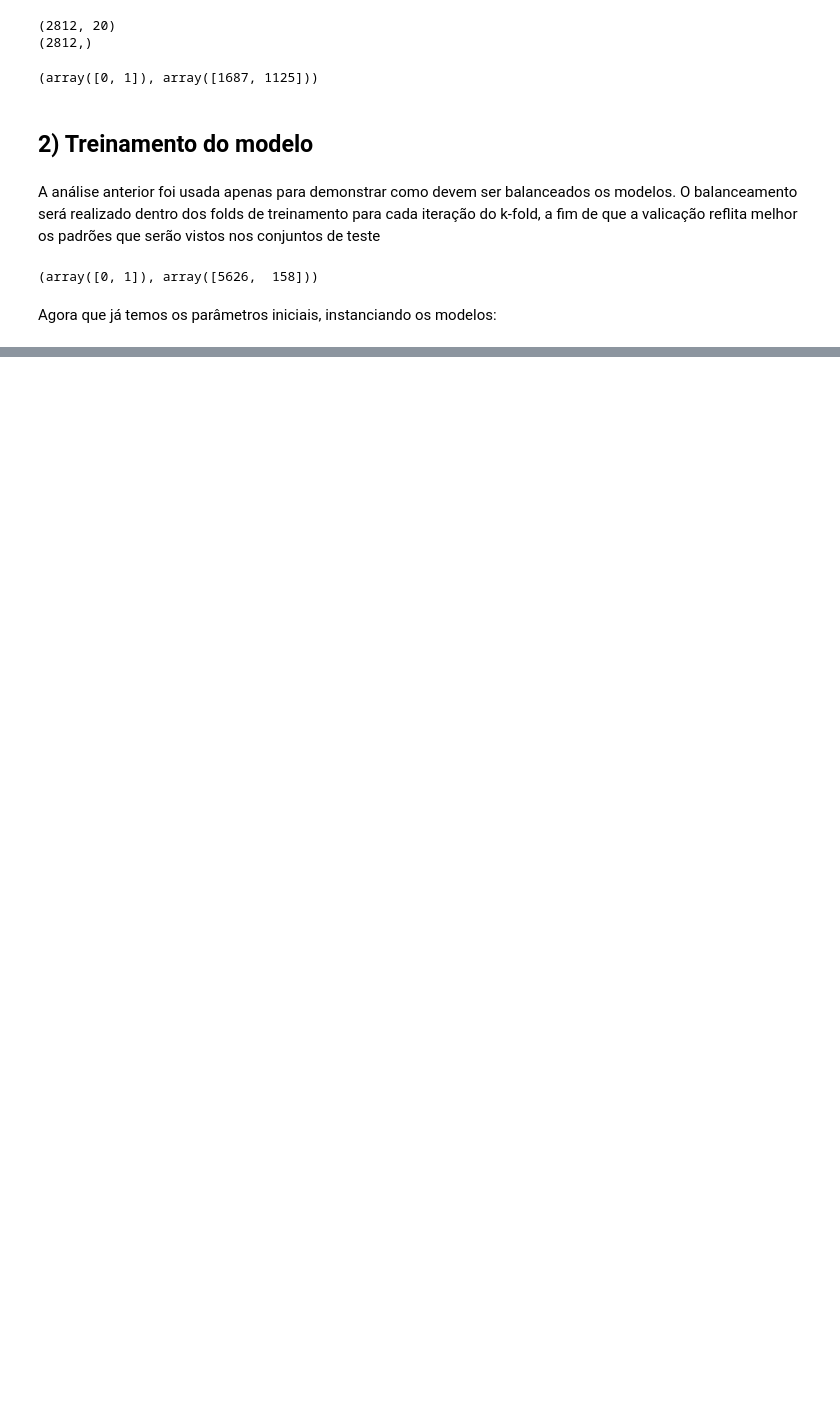
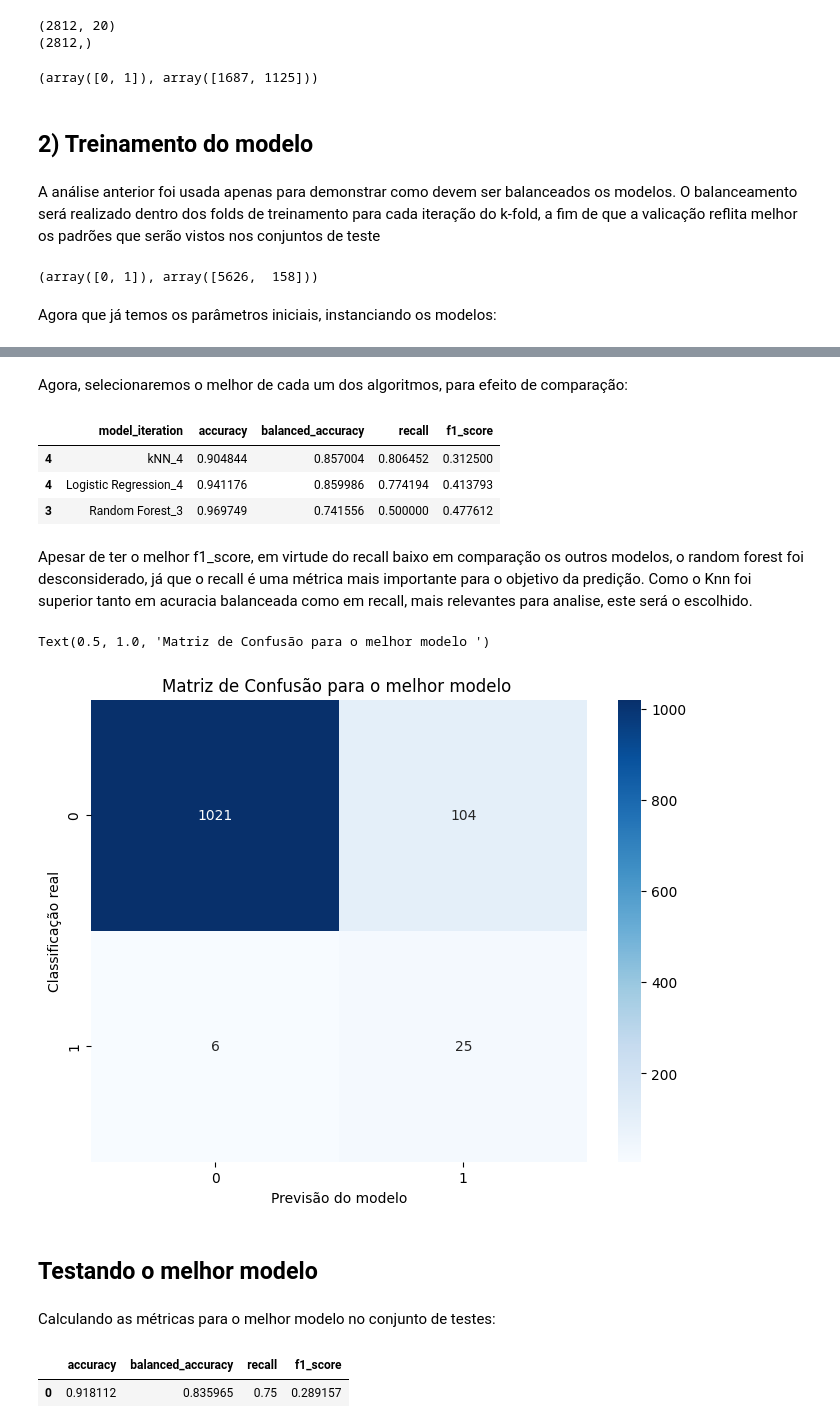
Before and after one commit to lipecorradini/mc853, a Jupyter notebook: training.ipynb, the cells around one changed output, grey strips where cells are left out. Saved outputs shown, nothing was run; the diff lists cells and outputs as text; code cells hidden in the pictures; blank space fills up the shorter version.

Commit message:
treinamento dos modelos finalizado

```diff
--- a/training.ipynb
+++ b/training.ipynb
@@ -103,13 +106,20 @@ rf = RandomForestClassifier(random_state=42)
 models = [('kNN', knn), ('Logistic Regression', lr), ('Random Forest', rf)]
 # %%
 from sklearn.base import clone
+from sklearn.metrics import accuracy_score, balanced_accuracy_score, recall_score, f1_score
+
+
 cv = StratifiedKFold(n_splits=5, shuffle=True, random_state=42)
+
+save_best_models = {'kNN':[], 'Logistic Regression':[], 'Random Forest':[]}
+predictions_per_model = {'kNN':[], 'Logistic Regression':[], 'Random Forest':[]}
 
 all_reports = {}
 for name, base_model in models:
 
     print(f"MODELO: {name}")
     all_reports[name] = []
+    predictions_per_model[name] = []
 
     for fold, (train_idx, val_idx) in enumerate(cv.split(X_train, y_train)):
         print(f'Fold {fold+1}')
@@ -135,9 +145,9 @@ for name, base_model in models:
             model,
             param_grid=param_grids[name],
             scoring={'recall': 'recall', 'precision': 'precision'},
-            refit='recall',  # Use 'recall' to refit the model
+            refit='recall',  # Mais importante para prever o nosso modelo
             cv=5,
-            n_jobs=-1)
+            n_jobs=1)
 
         # Ajustando o modelo com os dados balanceados
         grid.fit(X_train_fold, y_train_fold)
@@ -148,10 +158,18 @@ for name, base_model in models:
         # Avaliando o modelo
         y_pred = best_model.predict(X_val)
 
-        # Gerando o classification report
-        report = classification_report(y_val, y_pred, output_dict=True)
-        all_reports[name].append(report)
-        print("Added report! ", len(all_reports[name]))
+        # Calculando as métricas
+        accuracy = accuracy_score(y_val, y_pred)
+        balanced_acc = balanced_accuracy_score(y_val, y_pred)
+        recall = recall_score(y_val, y_pred, zero_division=0)
+        f1 = f1_score(y_val, y_pred, zero_division=0)
+
+        # Salvando como lista [acc, balanced_acc, recall, f1]
+        metrics = {'model_iteration': f'{name}_{fold}','accuracy': accuracy, 'balanced_accuracy': balanced_acc, 'recall': recall, 'f1_score': f1}
+        all_reports[name].append(metrics)
+
+        save_best_models[name].append(best_model)
+        predictions_per_model[name].append({'predicted': y_pred, 'actual': y_val})
 # %% [output]
 MODELO: kNN
 Fold 1
@@ -200,0 +249,36 @@ Random Forest: {'precision': 0.3114754098360656, 'recall': 0.59375, 'f1-score':
+# %% [markdown]
+Agora, selecionaremos o melhor de cada um dos algoritmos, para efeito de comparação:
+# %%
+best_metrics = metrics.loc[
+    (metrics['model_iteration'] == 'kNN_4') |
+    (metrics['model_iteration'] == 'Logistic Regression_4') |
+    (metrics['model_iteration'] == 'Random Forest_3')
+]
+# %% [output]
+|  | model_iteration | accuracy | balanced_accuracy | recall | f1_score |
+| 4 | kNN_4 | 0.904844 | 0.857004 | 0.806452 | 0.312500 |
+| 4 | Logistic Regression_4 | 0.941176 | 0.859986 | 0.774194 | 0.413793 |
+| 3 | Random Forest_3 | 0.969749 | 0.741556 | 0.500000 | 0.477612 |
+# %% [markdown]
+Apesar de ter o melhor f1_score, em virtude do recall baixo em comparação os outros modelos, o random forest foi desconsiderado, já que o recall é uma métrica mais importante para o objetivo da predição.
+Como o Knn foi superior tanto em acuracia balanceada como em recall, mais relevantes para analise, este será o escolhido.
+# %%
+# Mostrando a matriz de confusão para o melhor modelo
+import matplotlib.pyplot as plt
+import seaborn as sns
+from sklearn.metrics import confusion_matrix
+
+y_true = predictions_per_model['kNN'][4]['actual']
+y_pred = predictions_per_model['kNN'][4]['predicted']
+
+cm = confusion_matrix(y_true, y_pred)
+plt.figure(figsize=(8, 6))
+sns.heatmap(cm, annot=True, fmt='d', cmap='Blues', xticklabels=['0', '1'], yticklabels=['0', '1'])
+plt.xlabel('Previsão do modelo')
+plt.ylabel('Classificação real')
+plt.title('Matriz de Confusão para o melhor modelo ')
+# %% [output]
+Text(0.5, 1.0, 'Matriz de Confusão para o melhor modelo ')
+[figure, added]
+# %% [markdown]
+## Testando o melhor modelo
@@ -200,0 +288,12 @@ Random Forest: {'precision': 0.3114754098360656, 'recall': 0.59375, 'f1-score':
+# %% [markdown]
+Calculando as métricas para o melhor modelo no conjunto de testes:
+# %%
+results = pd.DataFrame({'accuracy': [accuracy_score(y_test, y_pred)],
+              'balanced_accuracy': [balanced_accuracy_score(y_test, y_pred)],
+              'recall': [recall_score(y_test, y_pred)],
+              'f1_score': [f1_score(y_test, y_pred)]})
+
+results
+# %% [output]
+|  | accuracy | balanced_accuracy | recall | f1_score |
+| 0 | 0.918112 | 0.835965 | 0.75 | 0.289157 |
```
Also changed, not shown: parts of 14 cells of this notebook, 1 other file.
